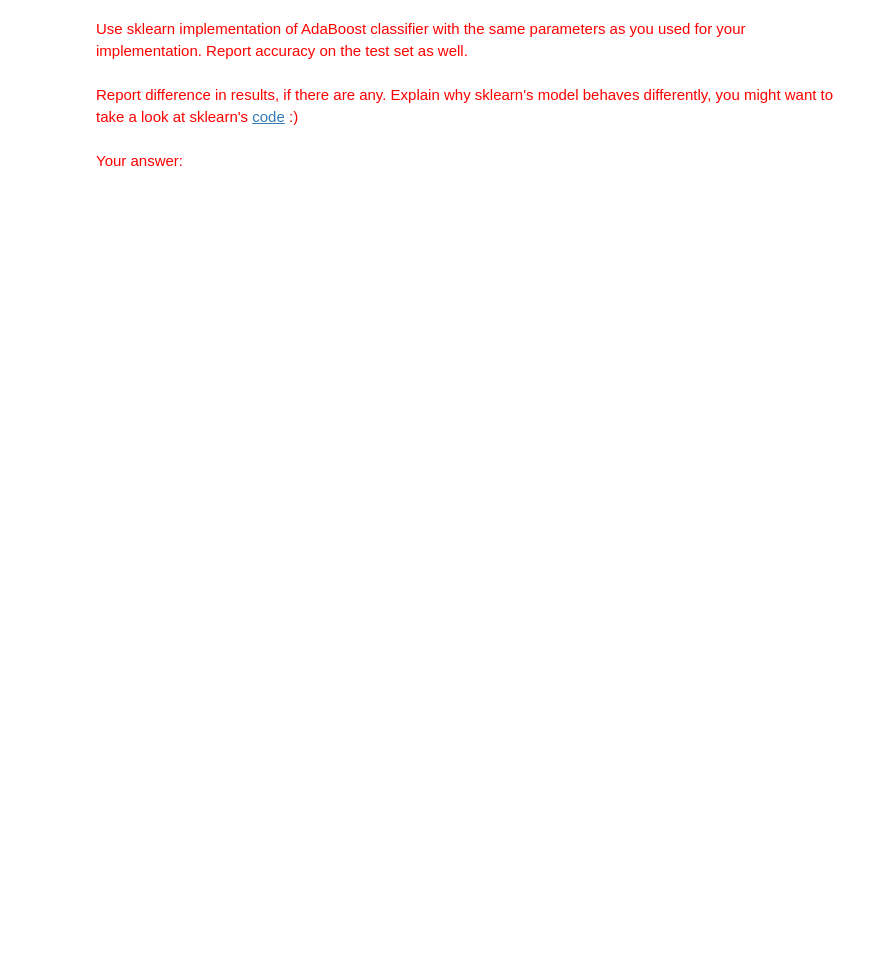
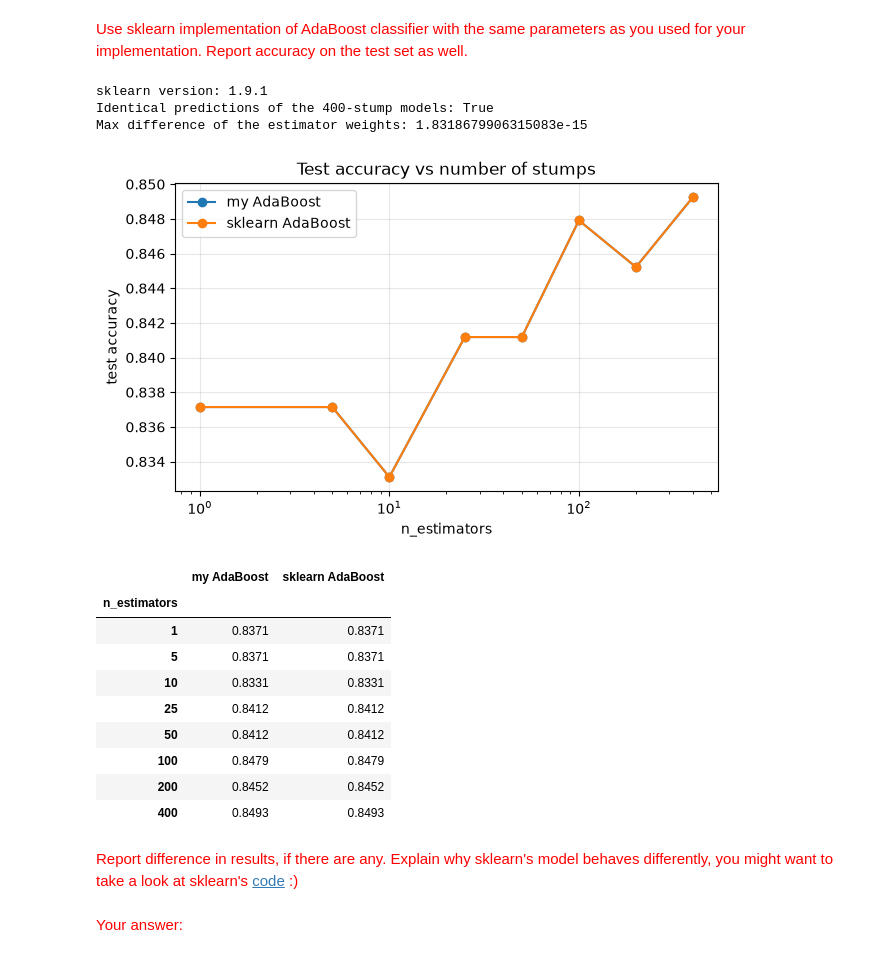
Before and after one commit to Krios39/study, a Jupyter notebook: 1_semester/machine_learning/5_Ensemblelearning_HW.ipynb, the cells around one changed output. Saved outputs shown, nothing was run; the diff lists cells and outputs as text; code cells hidden in the pictures; blank space fills up the shorter version.

```diff
--- a/1_semester/machine_learning/5_Ensemblelearning_HW.ipynb
+++ b/1_semester/machine_learning/5_Ensemblelearning_HW.ipynb
@@ -606,0 +853,18 @@ class AdaBoost:
+# %%
+##### YOUR CODE STARTS #####
+from sklearn.tree import DecisionTreeClassifier
+from sklearn.model_selection import train_test_split
+
+# The Kaggle test set has no labels, so we split the labelled train.csv of exercise 3 into 80% train / 20% test.
+X_ada = SimpleImputer(strategy='median').fit_transform(X_full)
+X_ada_train, X_ada_test, y_ada_train, y_ada_test = train_test_split(X_ada, y_full.values, test_size=0.2,
+                                                                    stratify=y_full, random_state=42)
+print(f'Always predicting "recovered" would give test accuracy {1 - y_ada_test.mean():.4f}')
+
+n_estimators_list = [1, 5, 10, 25, 50, 100, 200, 400]
+my_acc = {}
+for n_est in n_estimators_list:
+    my_ada = AdaBoost(n_estimators=n_est).fit(X_ada_train, y_ada_train)
+    my_acc[n_est] = np.mean(my_ada.predict(X_ada_test) == y_ada_test)
+    print(f'My AdaBoost, {n_est:3d} stumps: test accuracy {my_acc[n_est]:.4f}')
+##### YOUR CODE ENDS #####
@@ -613,3 +883,39 @@ class AdaBoost:
+# %%
+##### YOUR CODE STARTS #####
+import sklearn
+from sklearn.ensemble import AdaBoostClassifier
+print('sklearn version:', sklearn.__version__)
+
+sk_acc = {}
+for n_est in n_estimators_list:
+    sk_ada = AdaBoostClassifier(estimator=DecisionTreeClassifier(max_depth=1, random_state=0),
+                                n_estimators=n_est, learning_rate=1.0, random_state=0).fit(X_ada_train, y_ada_train)
+    sk_acc[n_est] = np.mean(sk_ada.predict(X_ada_test) == y_ada_test)
+
+my_ada = AdaBoost(n_estimators=400).fit(X_ada_train, y_ada_train)
+print('Identical predictions of the 400-stump models:', np.array_equal(my_ada.predict(X_ada_test), sk_ada.predict(X_ada_test)))
+print('Max difference of the estimator weights:', np.abs(np.array(my_ada.estimator_weights) - sk_ada.estimator_weights_).max())
+
+comparison_ada = pd.DataFrame({'my AdaBoost': my_acc, 'sklearn AdaBoost': sk_acc}).rename_axis('n_estimators')
+comparison_ada.plot(marker='o', figsize=(7, 4), title='Test accuracy vs number of stumps', logx=True)
+plt.ylabel('test accuracy'); plt.grid(alpha=0.3); plt.show()
+comparison_ada.round(4)
+##### YOUR CODE ENDS #####
+# %% [output]
+sklearn version: 1.9.1
+Identical predictions of the 400-stump models: True
+Max difference of the estimator weights: 1.8318679906315083e-15
+[figure, added]
+|  | my AdaBoost | sklearn AdaBoost |
+| n_estimators |  |  |
+| 1 | 0.8371 | 0.8371 |
+| 5 | 0.8371 | 0.8371 |
+| 10 | 0.8331 | 0.8331 |
+| 25 | 0.8412 | 0.8412 |
+| 50 | 0.8412 | 0.8412 |
+| 100 | 0.8479 | 0.8479 |
+| 200 | 0.8452 | 0.8452 |
+| 400 | 0.8493 | 0.8493 |
 # %% [markdown]
 <font color='red'> Report difference in results, if there are any. Explain why sklearn's model behaves differently, you might want to take a look at sklearn's [code](https://github.com/scikit-learn/scikit-learn/blob/093e0cf14/sklearn/ensemble/_weight_boosting.py#L341) :)</font>
 # %% [markdown]
```
Also changed, not shown: parts of 36 cells of this notebook, 12 other files.
